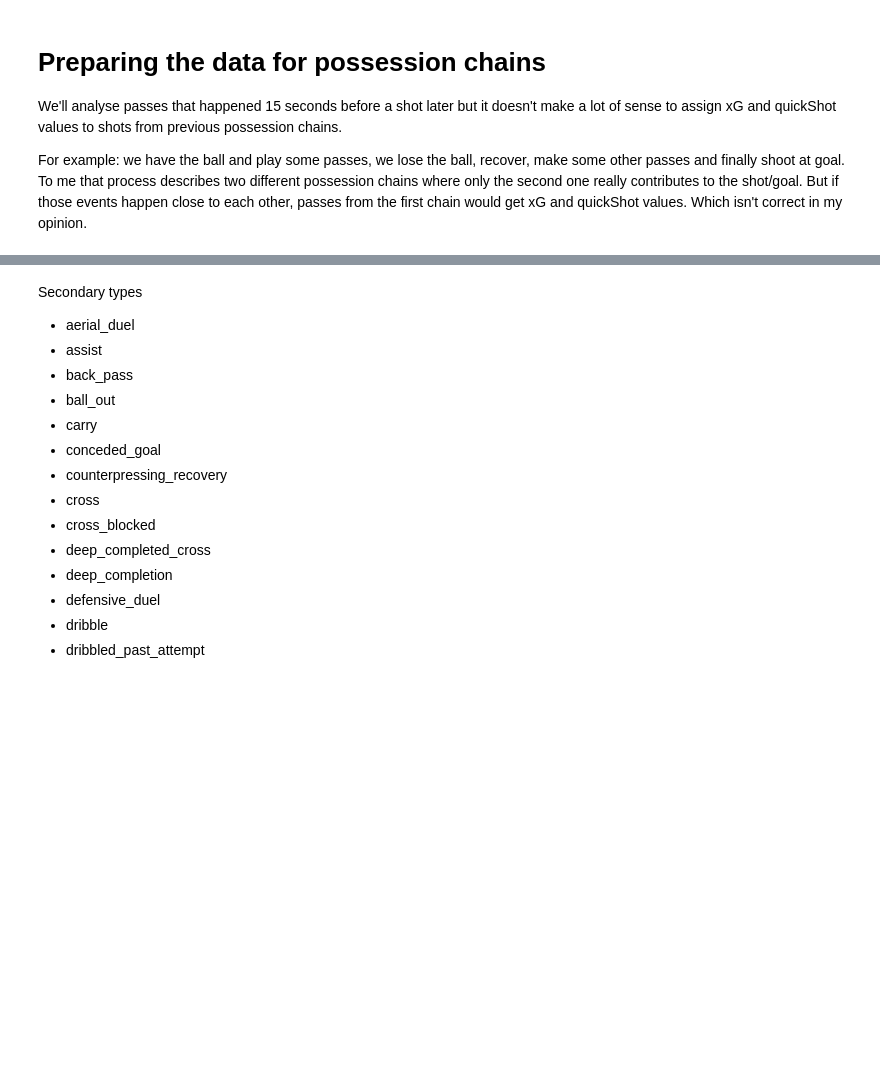
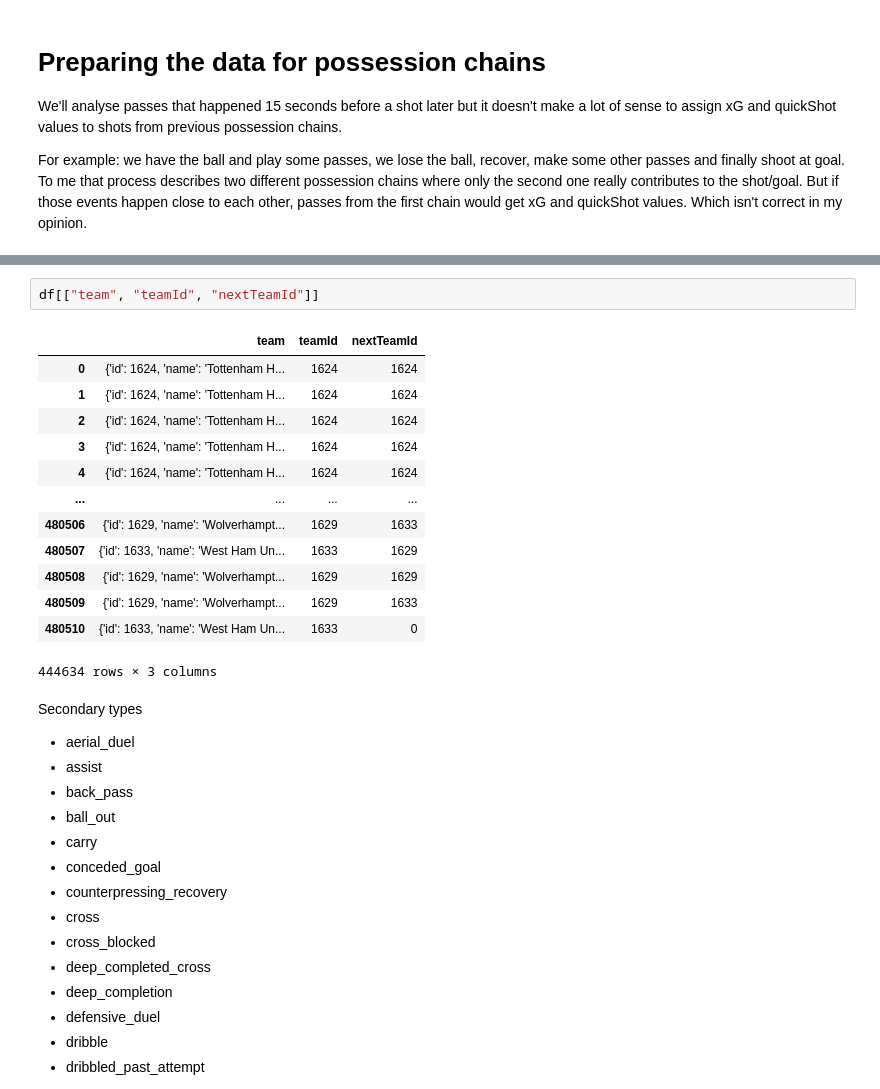
Before and after one commit to MarijnSt/soccermatics-project-2, a Jupyter notebook: expected_danger.ipynb, the cells around one changed output, grey strips where cells are left out. Drawn from its saved outputs; the diff is of its cells as text; blank space fills up the shorter version.

```diff
--- a/expected_danger.ipynb
+++ b/expected_danger.ipynb
@@ -102,3 +120,19 @@ Dropped save attempts: (446433, 27)
+# %%
+df[["team", "teamId", "nextTeamId"]]
+# %% [output]
+|  | team | teamId | nextTeamId |
+| 0 | {'id': 1624, 'name': 'Tottenham H... | 1624 | 1624 |
+| 1 | {'id': 1624, 'name': 'Tottenham H... | 1624 | 1624 |
+| 2 | {'id': 1624, 'name': 'Tottenham H... | 1624 | 1624 |
+| 3 | {'id': 1624, 'name': 'Tottenham H... | 1624 | 1624 |
+| 4 | {'id': 1624, 'name': 'Tottenham H... | 1624 | 1624 |
+| ... | ... | ... | ... |
+| 480506 | {'id': 1629, 'name': 'Wolverhampt... | 1629 | 1633 |
+| 480507 | {'id': 1633, 'name': 'West Ham Un... | 1633 | 1629 |
+| 480508 | {'id': 1629, 'name': 'Wolverhampt... | 1629 | 1629 |
+| 480509 | {'id': 1629, 'name': 'Wolverhampt... | 1629 | 1633 |
+| 480510 | {'id': 1633, 'name': 'West Ham Un... | 1633 | 0 |
+444634 rows × 3 columns
 # %% [markdown]
 Secondary types
 - aerial_duel
```
Also changed, not shown: parts of 12 cells of this notebook.
